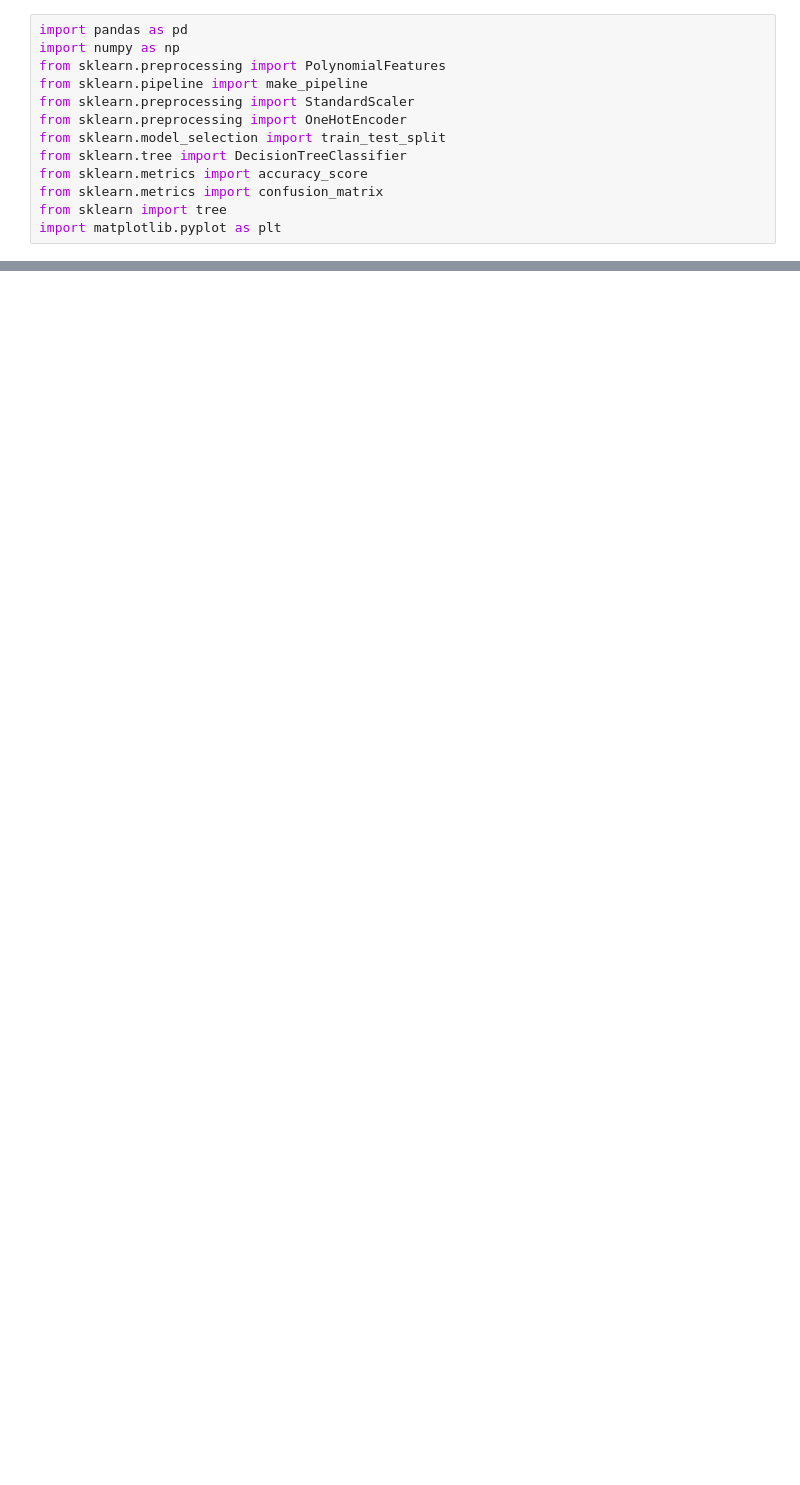
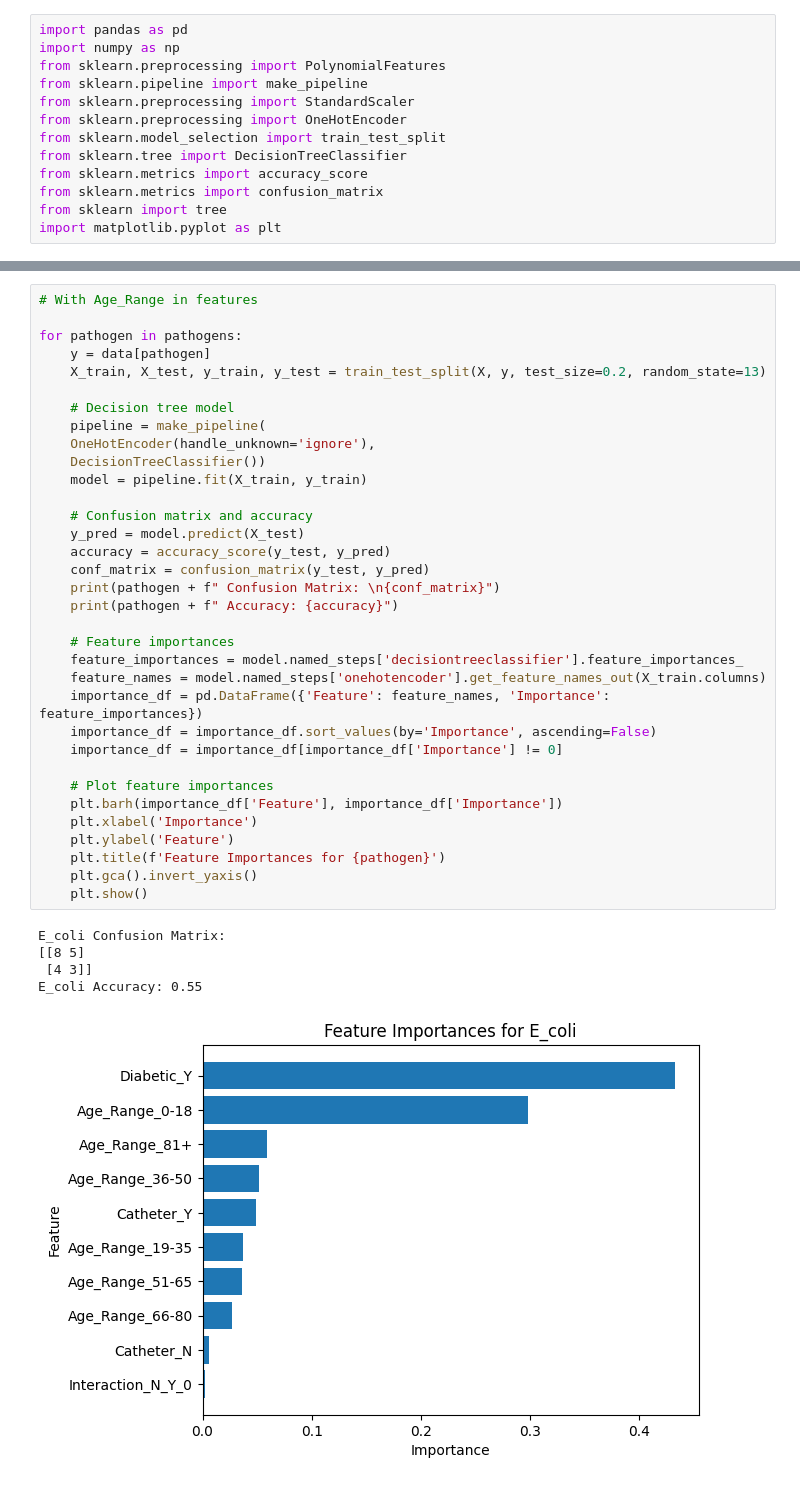
Before and after one commit to edkunz/BIOINFO_UTI_Lab_Work, a Jupyter notebook: Interaction.ipynb, the cells around one changed output, grey strips where cells are left out. Drawn from its saved outputs; the diff is of its cells as text; blank space fills up the shorter version.

```diff
--- a/Interaction.ipynb
+++ b/Interaction.ipynb
@@ -33,0 +28,40 @@ Name: Interaction_Y_Y, dtype: int64
+# %%
+# With Age_Range in features
+
+for pathogen in pathogens:
+    y = data[pathogen]
+    X_train, X_test, y_train, y_test = train_test_split(X, y, test_size=0.2, random_state=13)
+
+    # Decision tree model
+    pipeline = make_pipeline(
+    OneHotEncoder(handle_unknown='ignore'),
+    DecisionTreeClassifier())
+    model = pipeline.fit(X_train, y_train)
+
+    # Confusion matrix and accuracy
+    y_pred = model.predict(X_test)
+    accuracy = accuracy_score(y_test, y_pred)
+    conf_matrix = confusion_matrix(y_test, y_pred)
+    print(pathogen + f" Confusion Matrix: \n{conf_matrix}")
+    print(pathogen + f" Accuracy: {accuracy}")
+
+    # Feature importances
+    feature_importances = model.named_steps['decisiontreeclassifier'].feature_importances_
+    feature_names = model.named_steps['onehotencoder'].get_feature_names_out(X_train.columns)
+    importance_df = pd.DataFrame({'Feature': feature_names, 'Importance': feature_importances})
+    importance_df = importance_df.sort_values(by='Importance', ascending=False)
+    importance_df = importance_df[importance_df['Importance'] != 0]
+
+    # Plot feature importances
+    plt.barh(importance_df['Feature'], importance_df['Importance'])
+    plt.xlabel('Importance')
+    plt.ylabel('Feature')
+    plt.title(f'Feature Importances for {pathogen}')
+    plt.gca().invert_yaxis()
+    plt.show()
+# %% [output]
+E_coli Confusion Matrix:
+[[8 5]
+ [4 3]]
+E_coli Accuracy: 0.55
+[figure, added]
```
Also changed, not shown: parts of 3 cells of this notebook.
